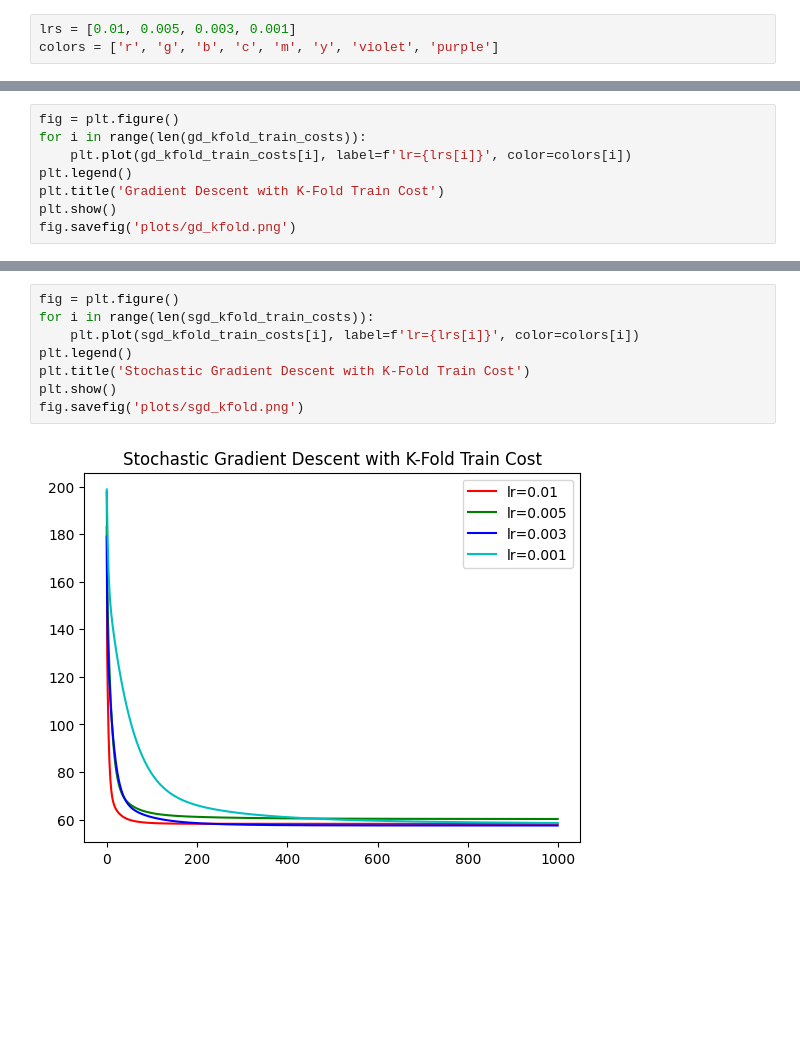
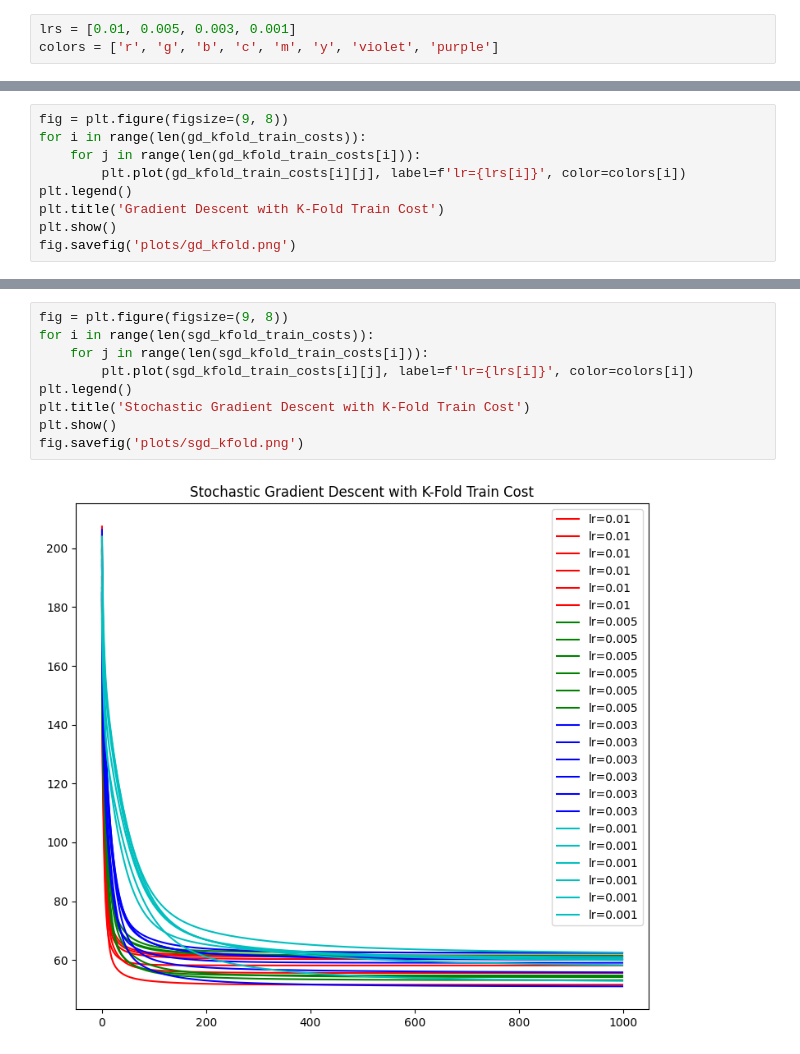
Before and after one commit to AbinashChetia/lin_reg_ac, a Jupyter notebook: CHData_linReg.ipynb, the cells around one changed output, grey strips where cells are left out. Cells and saved outputs as stored; diff of their text form; blank space fills up the shorter version.

```diff
--- a/CHData_linReg.ipynb
+++ b/CHData_linReg.ipynb
@@ -217,7 +217,8 @@ print(gd_kfold_opt_model)
 # %%
-fig = plt.figure()
+fig = plt.figure(figsize=(9, 8))
 for i in range(len(gd_kfold_train_costs)):
-    plt.plot(gd_kfold_train_costs[i], label=f'lr={lrs[i]}', color=colors[i])
+    for j in range(len(gd_kfold_train_costs[i])):
+        plt.plot(gd_kfold_train_costs[i][j], label=f'lr={lrs[i]}', color=colors[i])
 plt.legend()
 plt.title('Gradient Descent with K-Fold Train Cost')
 plt.show()
@@ -252,10 +253,11 @@ print(sgd_kfold_opt_model)
 # %%
-fig = plt.figure()
+fig = plt.figure(figsize=(9, 8))
 for i in range(len(sgd_kfold_train_costs)):
-    plt.plot(sgd_kfold_train_costs[i], label=f'lr={lrs[i]}', color=colors[i])
+    for j in range(len(sgd_kfold_train_costs[i])):
+        plt.plot(sgd_kfold_train_costs[i][j], label=f'lr={lrs[i]}', color=colors[i])
 plt.legend()
 plt.title('Stochastic Gradient Descent with K-Fold Train Cost')
 plt.show()
 fig.savefig('plots/sgd_kfold.png')
 # %% [output]
-[figure, old version]
+[figure, new version]
```
Also changed, not shown: parts of 18 cells of this notebook, 7 other files.
